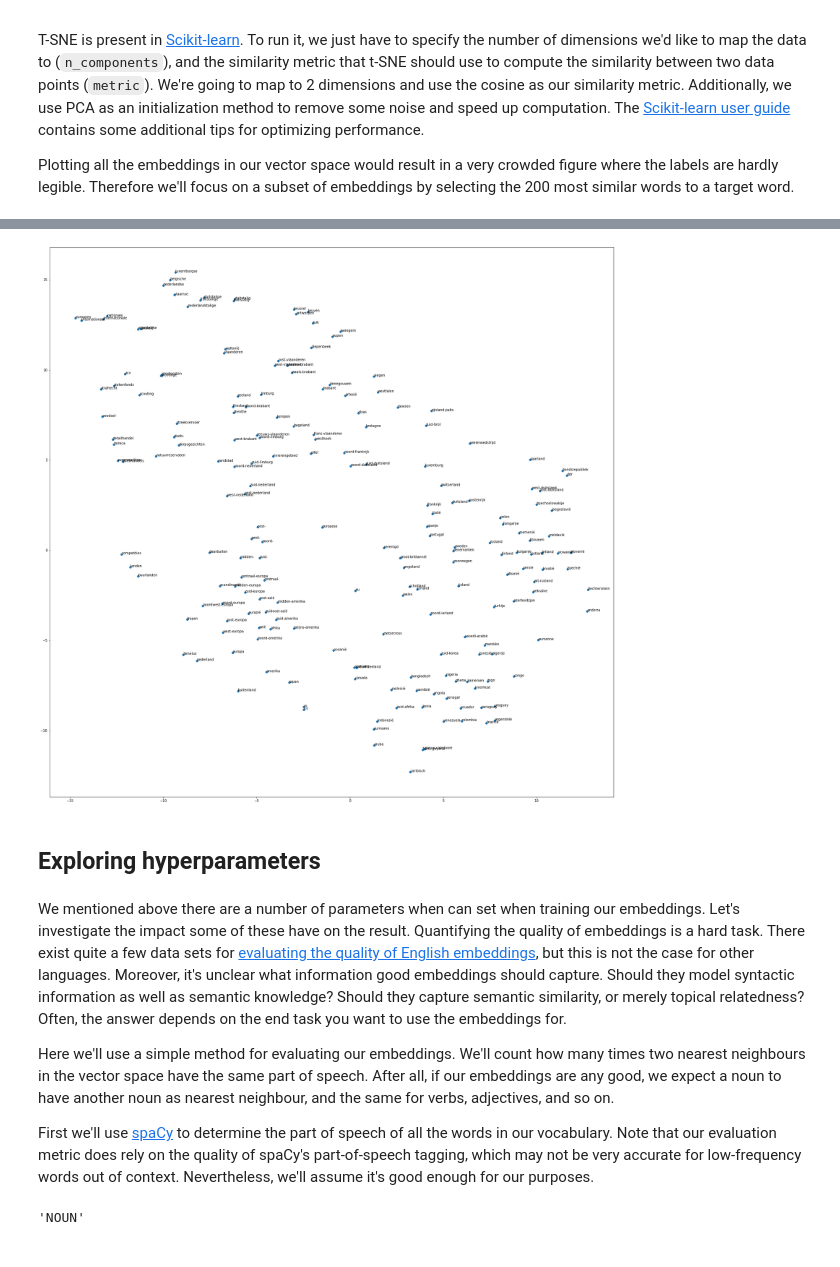
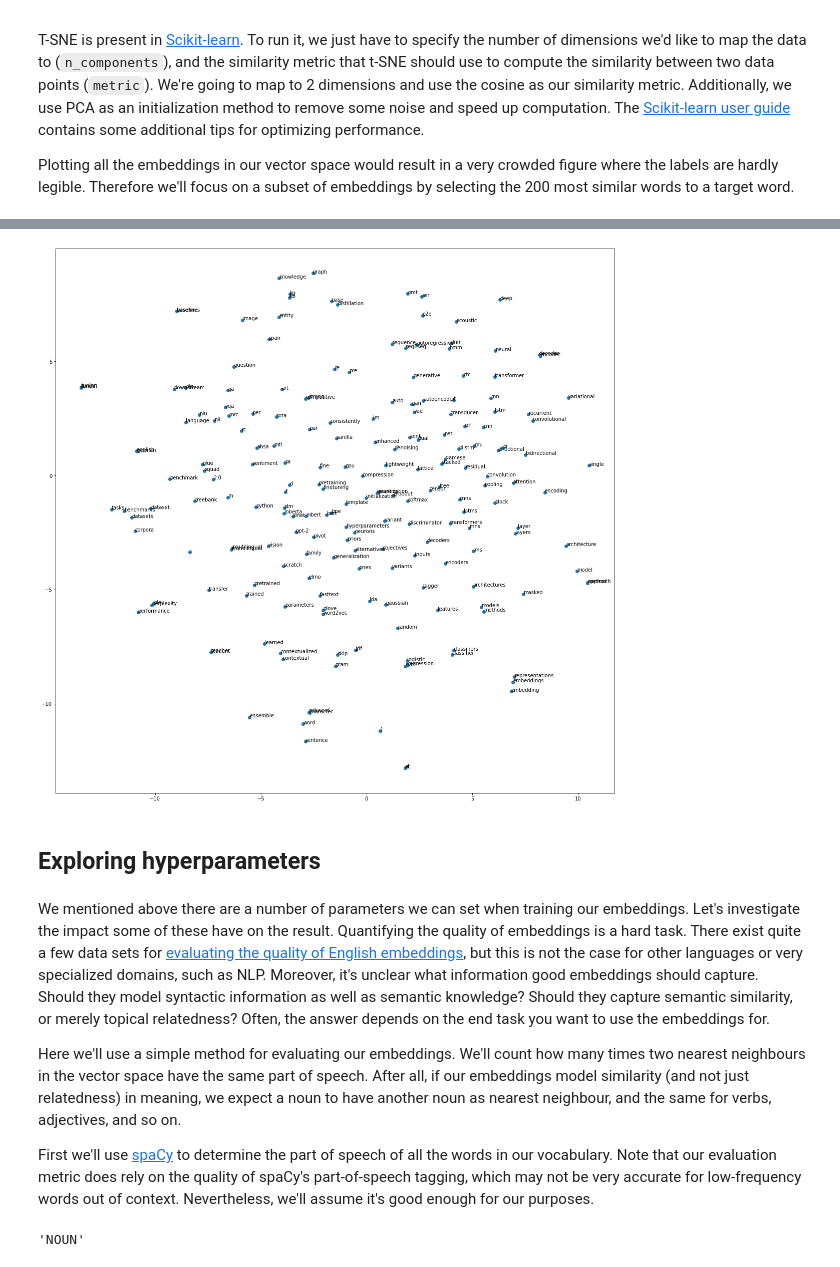
Before and after one commit to nlptown/nlp-notebooks, a Jupyter notebook: An Introduction to Word Embeddings.ipynb, the cells around one changed output, grey strips where cells are left out. Drawn from its saved outputs; the diff is of its cells as text; code cells hidden in the pictures.

Commit message:
Updated notebook on word embeddings with new data

```diff
--- a/An Introduction to Word Embeddings.ipynb
+++ b/An Introduction to Word Embeddings.ipynb
@@ -9,18 +9,21 @@ Training word embeddings with Gensim couldn't be easier. The only thing we need
 # %%
 import os
+import csv
+import spacy
 
-class SentenceCorpus(object):
+class Corpus(object):
 
     def __init__(self, filename):
         self.filename = filename
+        self.nlp = spacy.blank("en")
 
     def __iter__(self):
         with open(self.filename, "r") as i:
-            for line in i:
-                tokens = line.strip().split()
+            reader = csv.reader(i, delimiter=",")
+            for _, abstract in reader:
+                tokens = [t.text.lower() for t in self.nlp(abstract)]
                 yield tokens
 
 
-WIKI_FILE = os.path.join("data/wikipedia", "nlwiki_20170620_tok_small.txt")
-sentences = SentenceCorpus(WIKI_FILE)
+documents = Corpus("data/arxiv/arxiv.csv")
 # %% [markdown]
@@ -35,7 +38,7 @@ We'll investigate the impact of some of these parameters later.
 # %%
 import gensim
 
-model = gensim.models.Word2Vec(sentences, min_count=100, window=5, vector_size=100)
+model = gensim.models.Word2Vec(documents, min_count=100, window=5, vector_size=100)
 # %% [markdown]
 ## Using word embeddings
 # %% [markdown]
@@ -153,8 +149,8 @@ import matplotlib.pyplot as plt
 
 from sklearn.manifold import TSNE
 
-target_word = "belgië"
-selected_words = [w[0] for w in model.wv.most_similar(positive=[target_word], topn=200)]
-embeddings = [model.wv[w] for w in selected_words]
+target_word = "bert"
+selected_words = [w[0] for w in model.wv.most_similar(positive=[target_word], topn=200)] + [target_word]
+embeddings = [model.wv[w] for w in selected_words] + model.wv["bert"]
 
 mapped_embeddings = TSNE(n_components=2, metric='cosine', init='pca').fit_transform(embeddings)
@@ -163,19 +159,19 @@ If we take *België* (Belgium) as our target word, the figure shows some interes
 # %%
-plt.figure(figsize=(30,30))
+plt.figure(figsize=(20,20))
 x = mapped_embeddings[:,0]
 y = mapped_embeddings[:,1]
 plt.scatter(x, y)
 
 for i, txt in enumerate(selected_words):
     plt.annotate(txt, (x[i], y[i]))
 # %% [output]
-[figure, old version]
+[figure, new version]
 # %% [markdown]
 ## Exploring hyperparameters
 # %% [markdown]
-We mentioned above there are a number of parameters when can set when training our embeddings. Let's investigate the impact some of these have on the result. Quantifying the quality of embeddings is a hard task. There exist quite a few data sets for [evaluating the quality of English embeddings](https://github.com/kudkudak/word-embeddings-benchmarks), but this is not the case for other languages. Moreover, it's unclear what information good embeddings should capture. Should they model syntactic information as well as semantic knowledge? Should they capture semantic similarity, or merely topical relatedness? Often, the answer depends on the end task you want to use the embeddings for.
+We mentioned above there are a number of parameters we can set when training our embeddings. Let's investigate the impact some of these have on the result. Quantifying the quality of embeddings is a hard task. There exist quite a few data sets for [evaluating the quality of English embeddings](https://github.com/kudkudak/word-embeddings-benchmarks), but this is not the case for other languages or very specialized domains, such as NLP. Moreover, it's unclear what information good embeddings should capture. Should they model syntactic information as well as semantic knowledge? Should they capture semantic similarity, or merely topical relatedness? Often, the answer depends on the end task you want to use the embeddings for.
 
-Here we'll use a simple method for evaluating our embeddings. We'll count how many times two nearest neighbours in the vector space have the same part of speech. After all, if our embeddings are any good, we expect a noun to have another noun as nearest neighbour, and the same for verbs, adjectives, and so on.
+Here we'll use a simple method for evaluating our embeddings. We'll count how many times two nearest neighbours in the vector space have the same part of speech. After all, if our embeddings model similarity (and not just relatedness) in meaning, we expect a noun to have another noun as nearest neighbour, and the same for verbs, adjectives, and so on.
 
 First we'll use [spaCy](https://spacy.io/) to determine the part of speech of all the words in our vocabulary. Note that our evaluation metric does rely on the quality of spaCy's part-of-speech tagging, which may not be very accurate for low-frequency words out of context. Nevertheless, we'll assume it's good enough for our purposes.
 # %%
```
Also changed, not shown: parts of 38 cells of this notebook, 1 other file.
